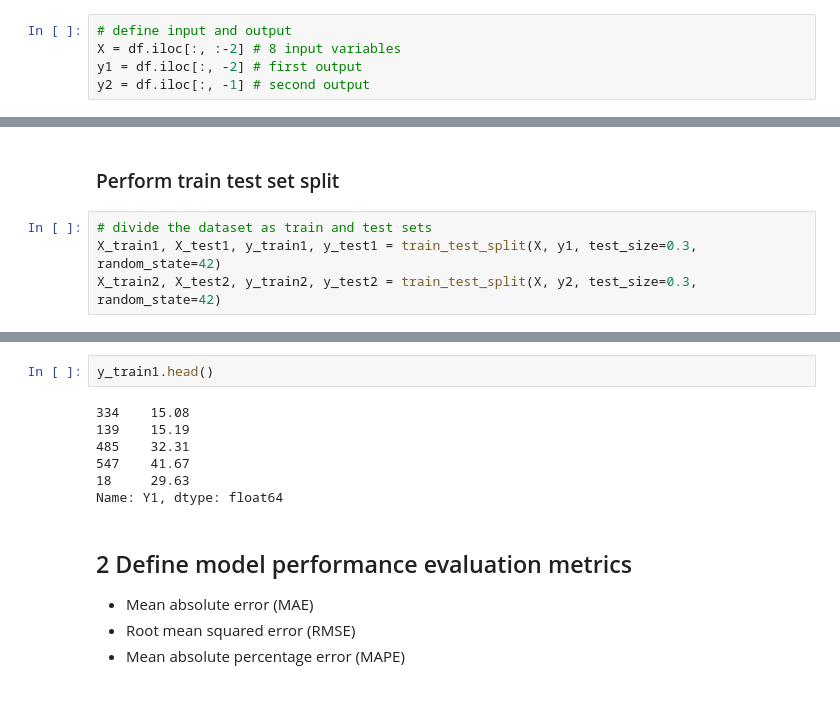
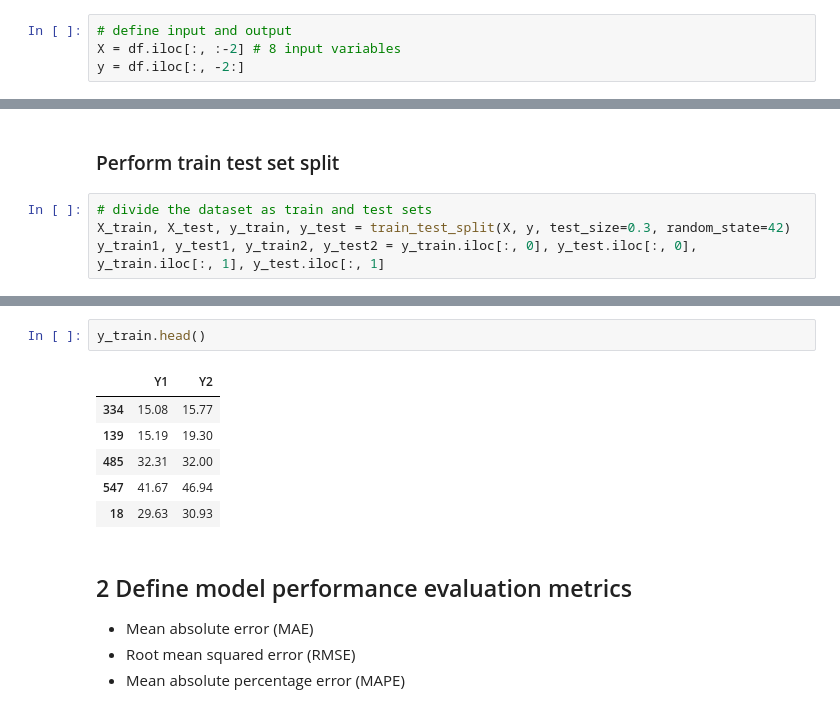
Before and after one commit to ShuoLi0208/Building-Load-Prediction, a Jupyter notebook: notebook/model_training.ipynb, the cells around one changed output, grey strips where cells are left out. Drawn from its saved outputs; the diff is of its cells as text.

```diff
--- a/notebook/model_training.ipynb
+++ b/notebook/model_training.ipynb
@@ -40,8 +40,7 @@ df.head()
 # %%
 # define input and output
 X = df.iloc[:, :-2] # 8 input variables
-y1 = df.iloc[:, -2] # first output
-y2 = df.iloc[:, -1] # second output
+y = df.iloc[:, -2:]
 # %%
 # create column transformer and preprocessing pipeline
 num_features = X.select_dtypes(exclude="object").columns
@@ -63,6 +62,6 @@ preprocessing = ColumnTransformer([
 ### Perform train test set split
 # %%
 # divide the dataset as train and test sets
-X_train1, X_test1, y_train1, y_test1 = train_test_split(X, y1, test_size=0.3, random_state=42)
-X_train2, X_test2, y_train2, y_test2 = train_test_split(X, y2, test_size=0.3, random_state=42)
+X_train, X_test, y_train, y_test = train_test_split(X, y, test_size=0.3, random_state=42)
+y_train1, y_test1, y_train2, y_test2 = y_train.iloc[:, 0], y_test.iloc[:, 0], y_train.iloc[:, 1], y_test.iloc[:, 1]
 # %%
@@ -75,14 +74,14 @@ X_train1.head()
 | 547 | 0.79 | 637.0 | 343.0 | 147.0 | 7.0 | 5 | 0.40 | 1 |
 | 18 | 0.79 | 637.0 | 343.0 | 147.0 | 7.0 | 4 | 0.00 | 0 |
 # %%
-y_train1.head()
+y_train.head()
 # %% [output]
-334    15.08
-139    15.19
-485    32.31
-547    41.67
-18     29.63
-Name: Y1, dtype: float64
+|  | Y1 | Y2 |
+| 334 | 15.08 | 15.77 |
+| 139 | 15.19 | 19.30 |
+| 485 | 32.31 | 32.00 |
+| 547 | 41.67 | 46.94 |
+| 18 | 29.63 | 30.93 |
 # %% [markdown]
 
 ## 2 Define model performance evaluation metrics
```
Also changed, not shown: parts of 4 cells of this notebook.
